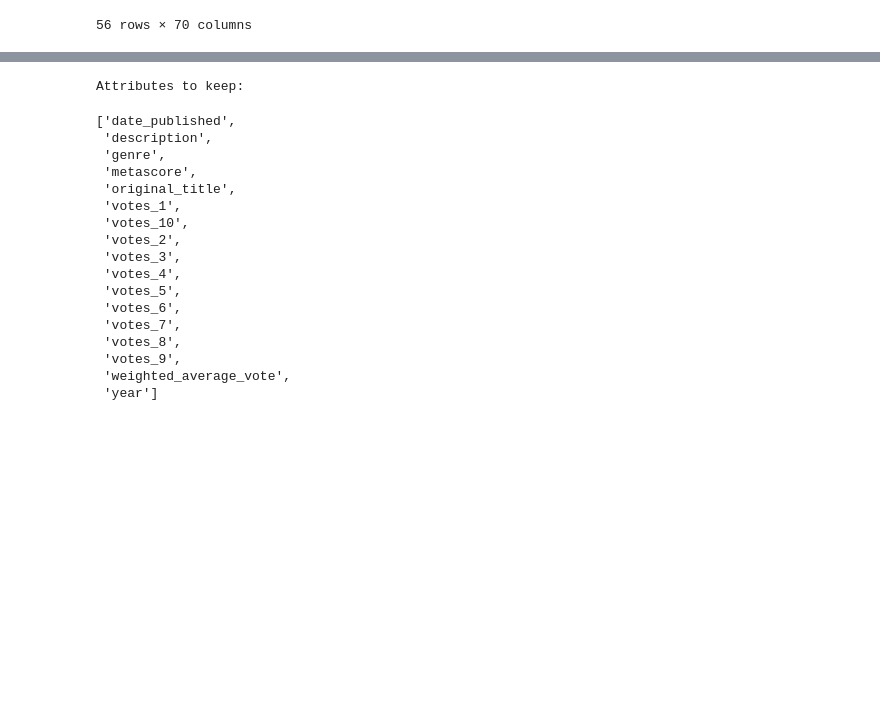
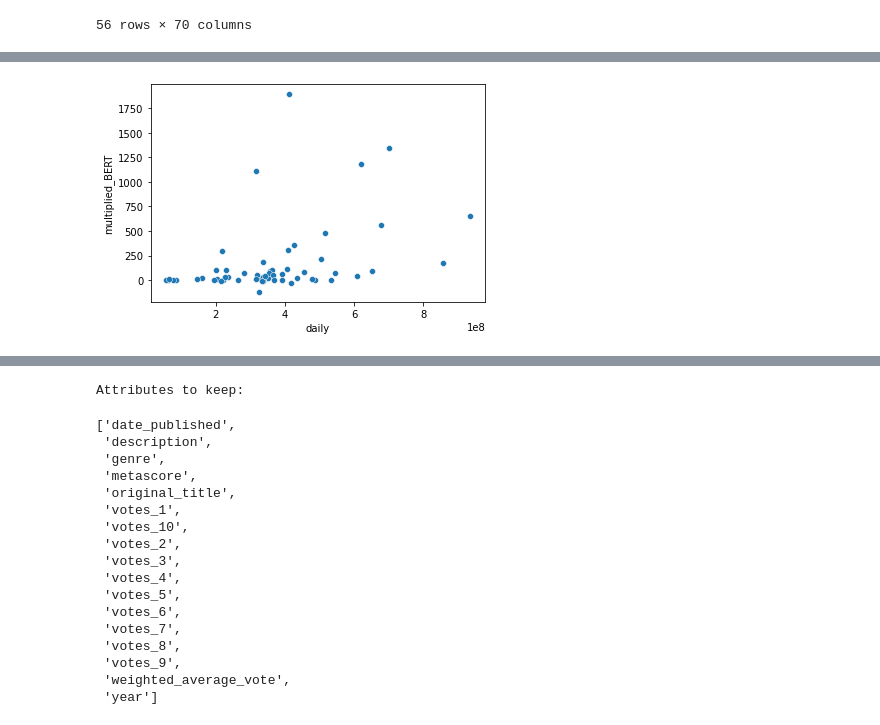
Before and after one commit to epfl-ada/ada-2021-project-f-jab, a Jupyter notebook: RQ2.ipynb, the cells around one changed output, grey strips where cells are left out. Saved outputs shown, nothing was run; the diff lists cells and outputs as text; code cells hidden in the pictures; blank space fills up the shorter version.

```diff
--- a/RQ2.ipynb
+++ b/RQ2.ipynb
@@ -163,0 +180,6 @@ df_imdb
+# %%
+df_Quotebank['multiplied_VADER'] = df_Quotebank.numOccurrences * df_Quotebank.VADER_score
+df_Quotebank['multiplied_BERT'] = df_Quotebank.numOccurrences * df_Quotebank.positive_BERT_score
+# %%
+multSum_per_day = df_Quotebank[aoi].groupby(['movie', 'days']).sum()
+multSum_per_day.describe()
@@ -163,0 +215,3 @@ df_imdb
+# %%
+merged_df = df_boxOffice.drop('special events', axis=1).merge(multSum_per_day, on=['movie', 'days'], how='left')
+merged_df
@@ -163,0 +246,3 @@ df_imdb
+# %%
+merged_df.fillna(0, inplace=True)
+merged_df
@@ -163,0 +287,5 @@ df_imdb
+# %%
+sns.scatterplot(x='daily', y='multiplied_BERT', data=merged_df.groupby('movie').sum())
+plt.show()
+# %% [output]
+[figure, added]
```
Also changed, not shown: parts of 61 cells of this notebook.
